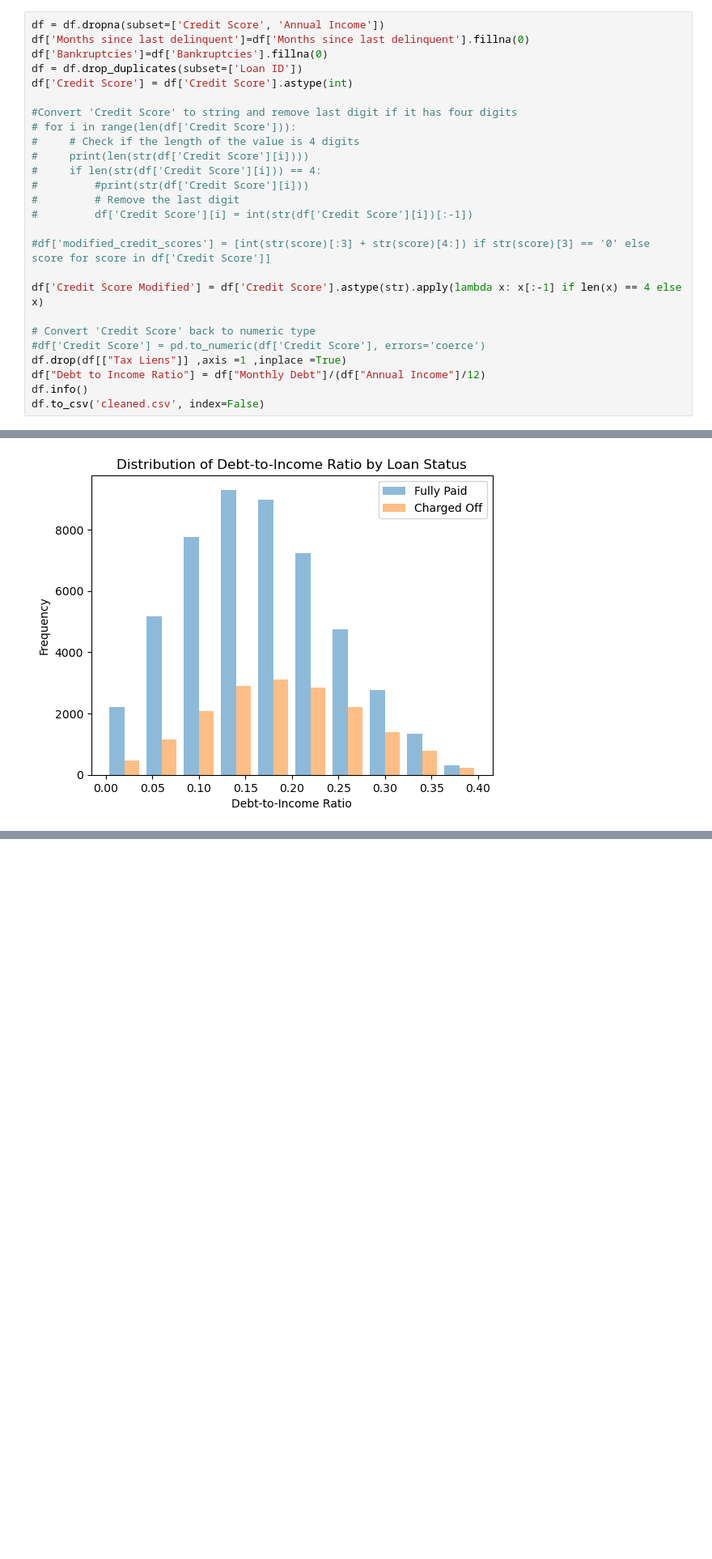
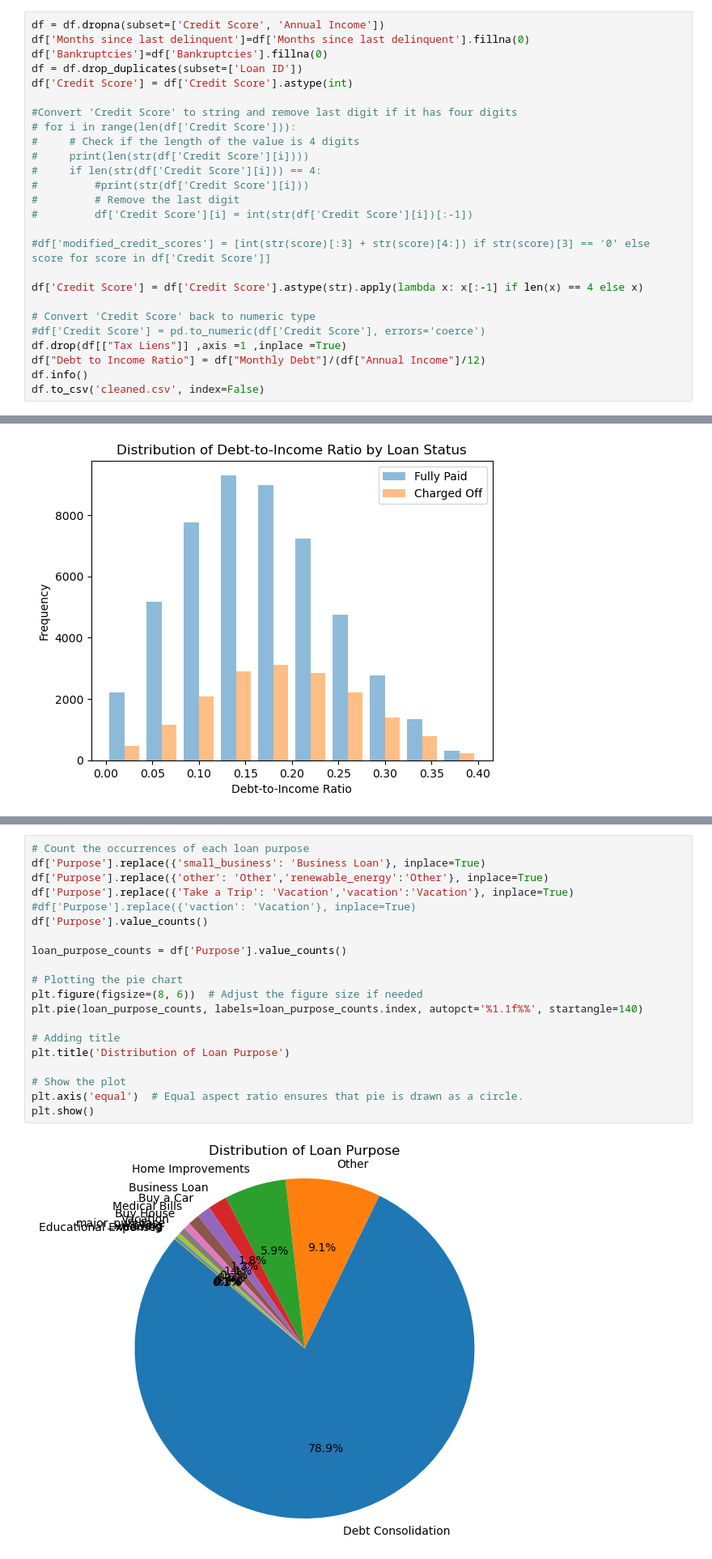
Before and after one commit to myoingco/Project-1, a Jupyter notebook: main.ipynb, the cells around one changed output, grey strips where cells are left out. Shown at 81% size. Cells and saved outputs as stored; diff of their text form; blank space fills up the shorter version.

```diff
--- a/main.ipynb
+++ b/main.ipynb
@@ -44,7 +44,7 @@ df['Credit Score'] = df['Credit Score'].astype(int)
 
 #df['modified_credit_scores'] = [int(str(score)[:3] + str(score)[4:]) if str(score)[3] == '0' else score for score in df['Credit Score']]
 
-df['Credit Score Modified'] = df['Credit Score'].astype(str).apply(lambda x: x[:-1] if len(x) == 4 else x)
+df['Credit Score'] = df['Credit Score'].astype(str).apply(lambda x: x[:-1] if len(x) == 4 else x)
 
 # Convert 'Credit Score' back to numeric type
 #df['Credit Score'] = pd.to_numeric(df['Credit Score'], errors='coerce')
@@ -87,0 +121,22 @@ plt.show()
+# %%
+# Count the occurrences of each loan purpose
+df['Purpose'].replace({'small_business': 'Business Loan'}, inplace=True)
+df['Purpose'].replace({'other': 'Other','renewable_energy':'Other'}, inplace=True)
+df['Purpose'].replace({'Take a Trip': 'Vacation','vacation':'Vacation'}, inplace=True)
+#df['Purpose'].replace({'vaction': 'Vacation'}, inplace=True)
+df['Purpose'].value_counts()
+
+loan_purpose_counts = df['Purpose'].value_counts()
+
+# Plotting the pie chart
+plt.figure(figsize=(8, 6))  # Adjust the figure size if needed
+plt.pie(loan_purpose_counts, labels=loan_purpose_counts.index, autopct='%1.1f%%', startangle=140)
+
+# Adding title
+plt.title('Distribution of Loan Purpose')
+
+# Show the plot
+plt.axis('equal')  # Equal aspect ratio ensures that pie is drawn as a circle.
+plt.show()
+# %% [output]
+[figure, added]
```
Also changed, not shown: parts of 3 cells of this notebook, 1 other file.
